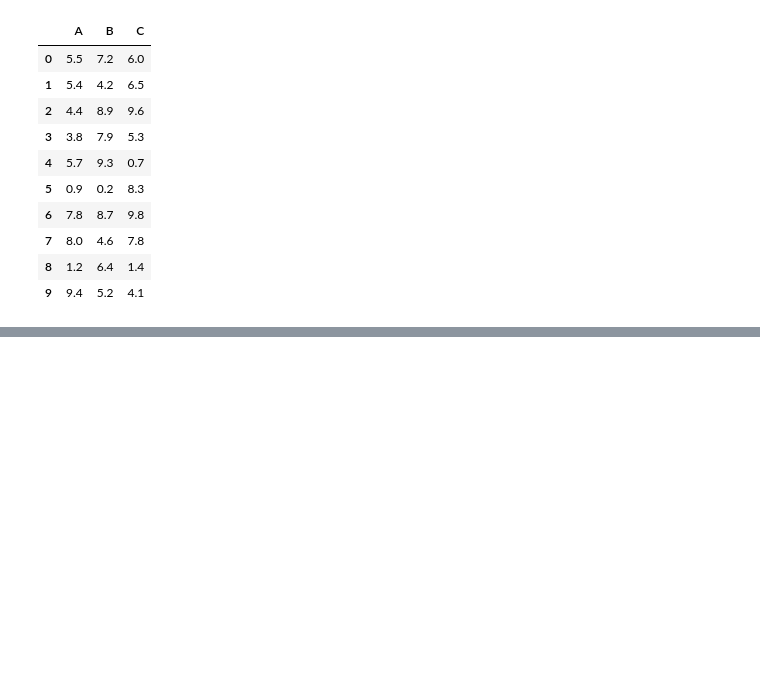
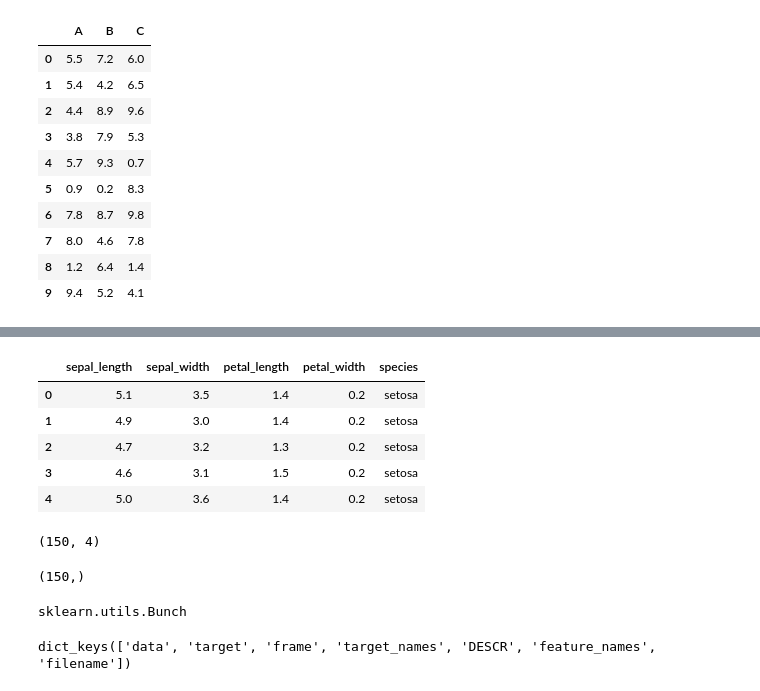
Before and after one commit to dongkyuseo/TIL, a Jupyter notebook: 머신러닝/머신러닝_통계모델링.ipynb, the cells around one changed output, grey strips where cells are left out. Drawn from its saved outputs; the diff is of its cells as text; code cells hidden in the pictures; blank space fills up the shorter version.

```diff
--- a/머신러닝/머신러닝_통계모델링.ipynb
+++ b/머신러닝/머신러닝_통계모델링.ipynb
@@ -147,0 +173,4 @@ df
+# %%
+import seaborn as sns
+iris = sns.load_dataset("iris")
+iris.info()
@@ -147,0 +190,30 @@ df
+# %%
+iris.head()
+# %% [output]
+|  | sepal_length | sepal_width | petal_length | petal_width | species |
+| 0 | 5.1 | 3.5 | 1.4 | 0.2 | setosa |
+| 1 | 4.9 | 3.0 | 1.4 | 0.2 | setosa |
+| 2 | 4.7 | 3.2 | 1.3 | 0.2 | setosa |
+| 3 | 4.6 | 3.1 | 1.5 | 0.2 | setosa |
+| 4 | 5.0 | 3.6 | 1.4 | 0.2 | setosa |
+# %%
+X = iris.drop("species", axis = 1)
+X.shape
+# %% [output]
+(150, 4)
+# %%
+y = iris["species"]
+y.shape
+# %% [output]
+(150,)
+# %%
+from sklearn.datasets import load_iris
+
+iris = load_iris()
+type(iris)
+# %% [output]
+sklearn.utils.Bunch
+# %%
+iris.keys()
+# %% [output]
+dict_keys(['data', 'target', 'frame', 'target_names', 'DESCR', 'feature_names', 'filename'])
```
Also changed, not shown: parts of 26 cells of this notebook, 1 other file.
